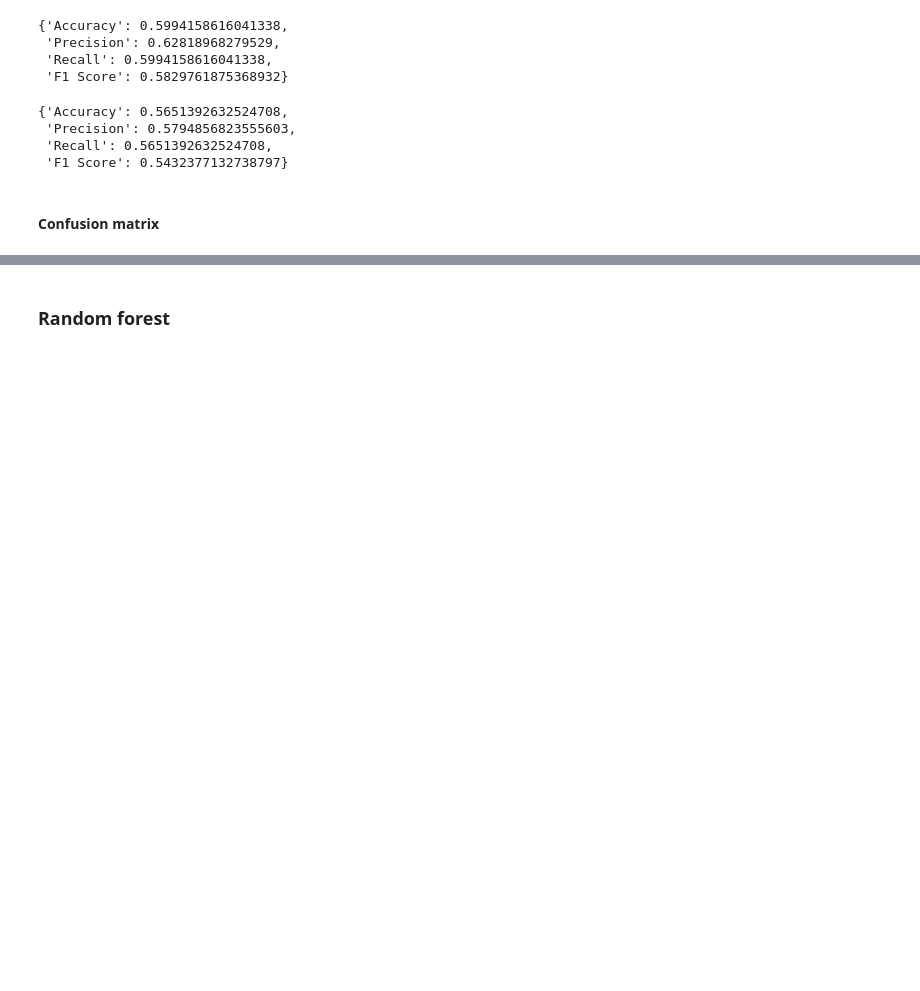
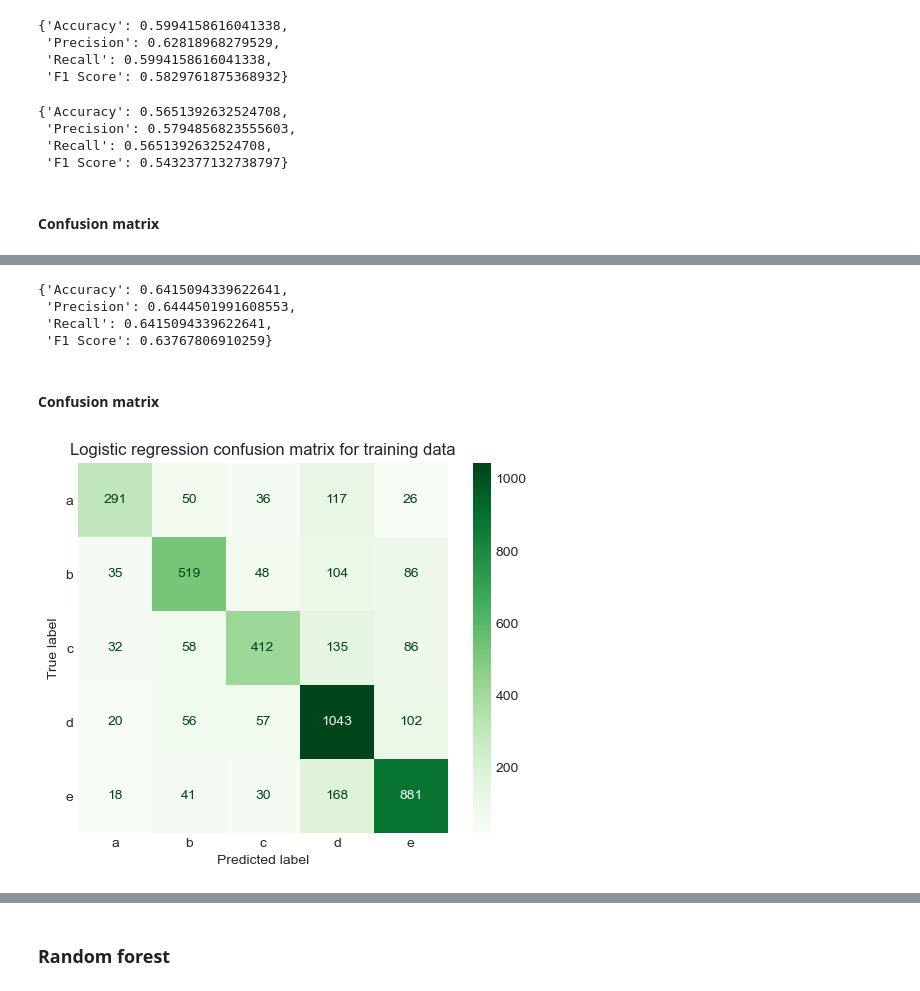
Before and after one commit to Thibroll/arcom, a Jupyter notebook: 2b_off_arcom_db_nutriscore_lime.ipynb, the cells around one changed output, grey strips where cells are left out. Drawn from its saved outputs; the diff is of its cells as text; code cells hidden in the pictures; blank space fills up the shorter version.

```diff
--- a/2b_off_arcom_db_nutriscore_lime.ipynb
+++ b/2b_off_arcom_db_nutriscore_lime.ipynb
@@ -362,0 +381,16 @@ plt.show()
+# %%
+get_scores(lr_model, X_test_vectorized, y_test)
+# %% [output]
+{'Accuracy': 0.6415094339622641,
+ 'Precision': 0.6444501991608553,
+ 'Recall': 0.6415094339622641,
+ 'F1 Score': 0.63767806910259}
+# %% [markdown]
+#### Confusion matrix
+# %%
+ConfusionMatrixDisplay.from_estimator(lr_model, X_train_vectorized, y_train, display_labels=label.classes_, cmap="Greens")
+plt.grid(False)
+plt.title('Logistic regression confusion matrix for training data')
+plt.show()
+# %% [output]
+[figure, added]
```
Also changed, not shown: parts of 17 cells of this notebook, 2 other files.
